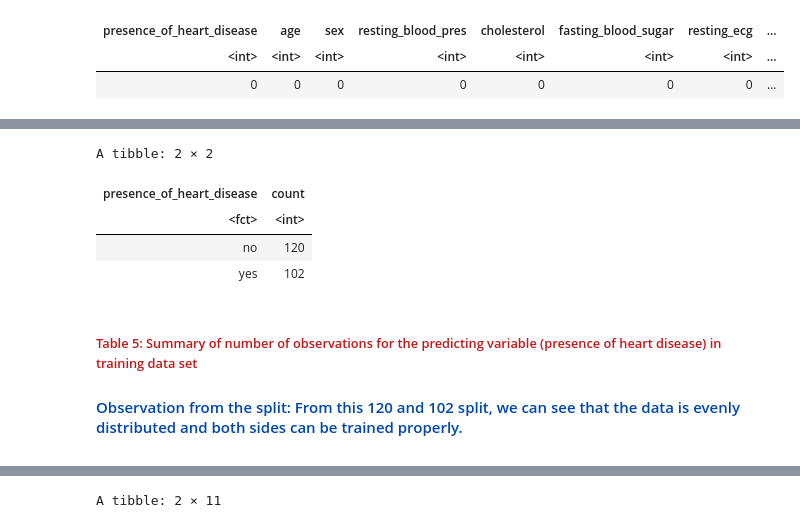
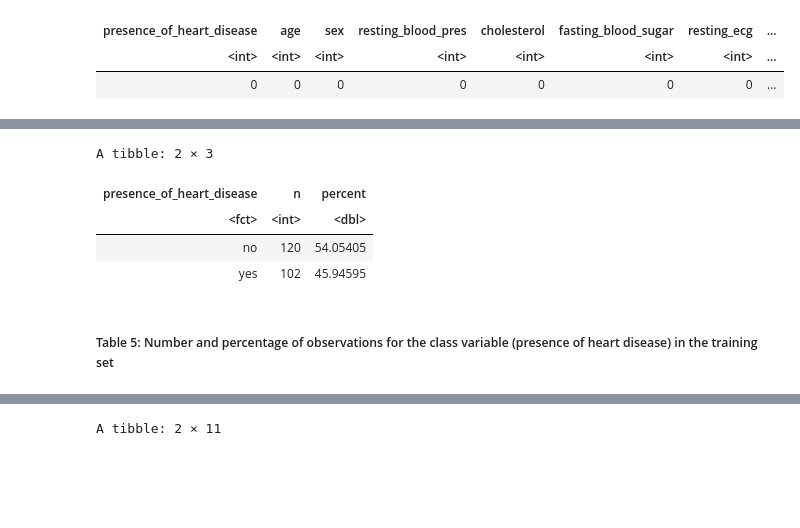
Before and after one commit to akosek4/DSCI-100-Heart-Disease-Project, a Jupyter notebook: Final-Prelim_JMB.ipynb, the cells around one changed output, grey strips where cells are left out. Drawn from its saved outputs; the diff is of its cells as text; code cells hidden in the pictures; blank space fills up the shorter version.

```diff
--- a/Final-Prelim_JMB.ipynb
+++ b/Final-Prelim_JMB.ipynb
@@ -231,15 +250,15 @@ A tibble: 76 × 11
 # %%
-# summarize the number of observations in each class in training set
+# summarize the number and percentage of observations in each class in training set
 summary_obs_table <- data_training |>
-group_by(presence_of_heart_disease) |>
-summarize(count=n())
+    group_by(presence_of_heart_disease) |>
+    summarize(n = n()) |>
+    mutate(percent = 100 * n/nrow(data_training))
 summary_obs_table
 # %% [output]
-A tibble: 2 × 2
+A tibble: 2 × 3
-| presence_of_heart_disease | count |
-| <fct> | <int> |
-| no | 120 |
-| yes | 102 |
+| presence_of_heart_disease | n | percent |
+| <fct> | <int> | <dbl> |
+| no | 120 | 54.05405 |
+| yes | 102 | 45.94595 |
 # %% [markdown]
-###### <span style="color: #BE1818; font-size: 0.8rem"> Table 5: Summary of number of observations for the predicting variable (presence of heart disease) in training data set</span>
-###### <p style="color: #0047AB; margin-top: 1rem; font-size: 15px; font-family: Arial;"> Observation from the split: From this 120 and 102 split, we can see that the data is evenly distributed and both sides can be trained properly. </p>
+#####  Table 5: Number and percentage of observations for the class variable (presence of heart disease) in the training set
```
Also changed, not shown: parts of 31 cells of this notebook.
